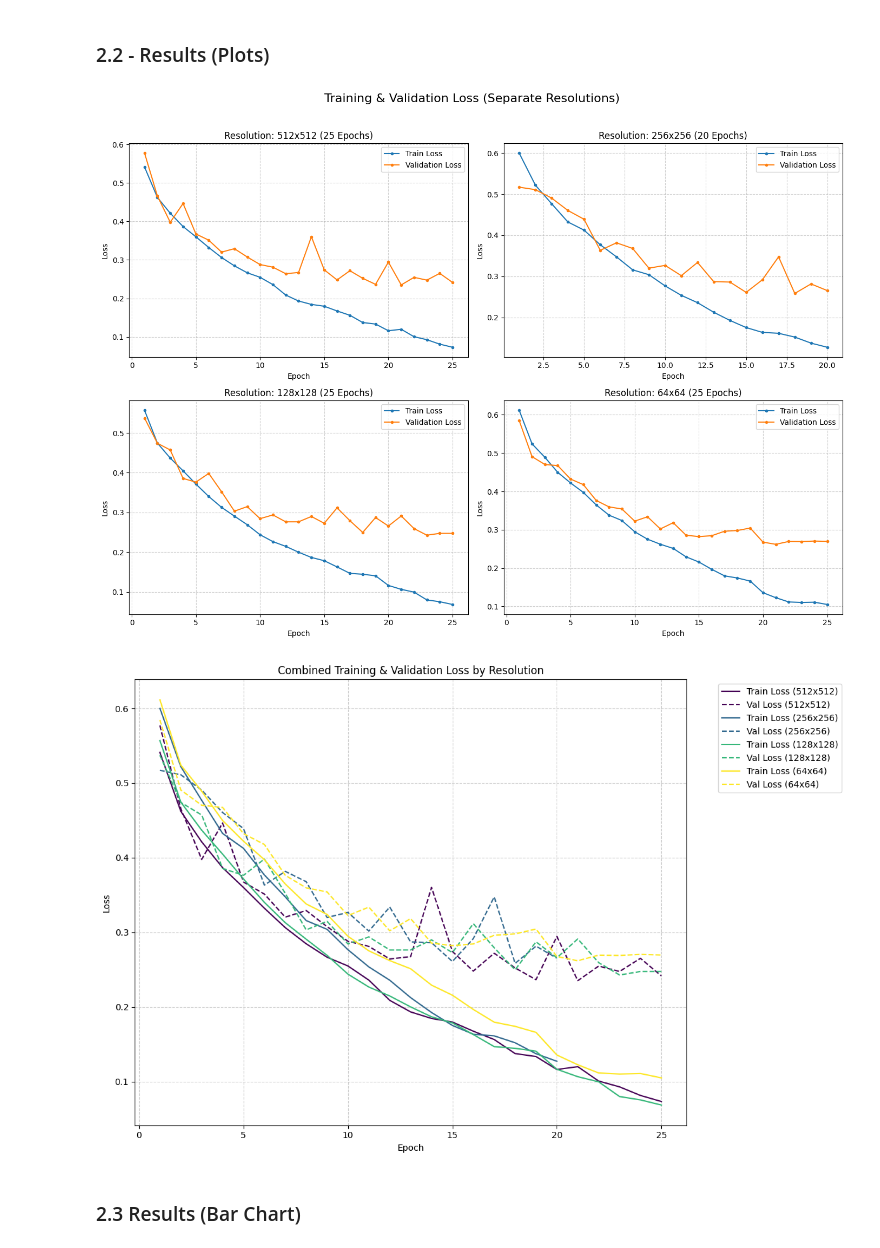
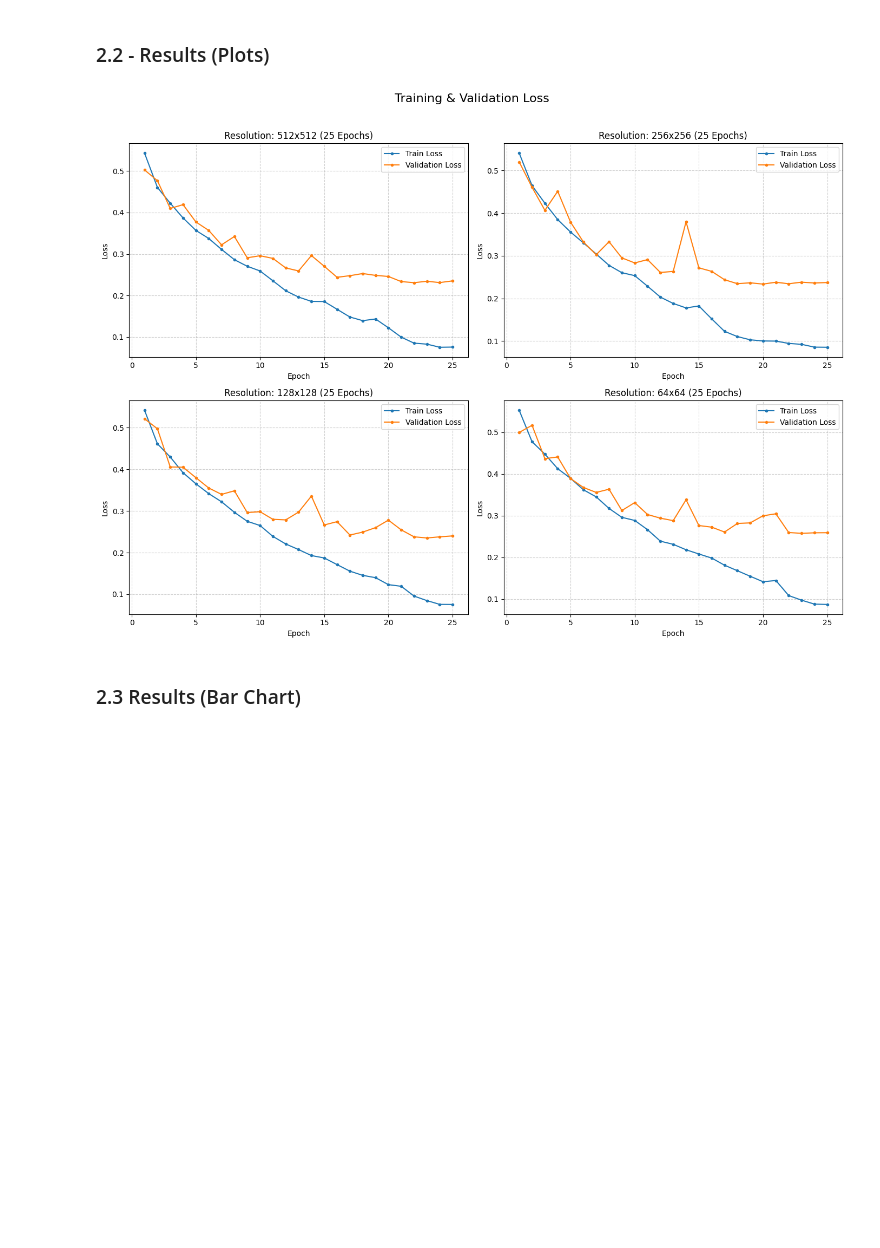
Before and after one commit to jakobthomassen/DL-MedicalImageSegmentation, a Jupyter notebook: dl-task1-imageres-impact.ipynb, the cells around one changed output. Cells and saved outputs as stored; diff of their text form; code cells hidden in the pictures; blank space fills up the shorter version.

```diff
--- a/dl-task1-imageres-impact.ipynb
+++ b/dl-task1-imageres-impact.ipynb
@@ -283,84 +280,36 @@ Best Model Metrics for 64x64: Val Loss: 0.2619, Dice: 0.7566, IoU: 0.6162
 # %% [markdown]
 ### 2.2 - Results (Plots)
 # %%
-import matplotlib.pyplot as plt
-import numpy as np
-import pandas as pd
-
-# === Option 1: 4 Separate Graphs (2x2 Grid) ===
-
 fig, axes = plt.subplots(2, 2, figsize=(14, 10))
 # Flatten the 2x2 grid into a 1D array for easy iteration
 axes = axes.flatten()
 
-# Use config.RESOLUTIONS if available, otherwise use the mock list
-try:
-    resolutions_list = config.RESOLUTIONS
-except NameError:
-    resolutions_list = [512, 256, 128, 64]
-
+resolutions_list = config.RESOLUTIONS
 
 for i, res in enumerate(resolutions_list):
     if res in full_history_results:
         history = full_history_results[res]
 
         # Get number of epochs this resolution ran for
         epochs = len(history['train_loss'])
         epoch_range = range(1, epochs + 1)
 
         axes[i].plot(epoch_range, history['train_loss'], label='Train Loss', marker='.')
         axes[i].plot(epoch_range, history['val_loss'], label='Validation Loss', marker='.')
         axes[i].set_title(f'Resolution: {res}x{res} ({epochs} Epochs)')
         axes[i].set_xlabel('Epoch')
         axes[i].set_ylabel('Loss')
         axes[i].legend()
         axes[i].grid(True, linestyle='--', alpha=0.6)
     else:
         axes[i].set_title(f'Resolution: {res}x{res} (No data)')
         axes[i].axis('off')
 
-fig.suptitle('Training & Validation Loss (Separate Resolutions)', fontsize=16, y=1.02)
+fig.suptitle('Training & Validation Loss', fontsize=16, y=1.02)
 plt.tight_layout()
 plt.show()
-
-
-# === Option 2: All Resolutions on One Graph ===
-
-plt.figure(figsize=(12, 8))
-colors = plt.cm.get_cmap('viridis', len(resolutions_list))
-
-for i, res in enumerate(resolutions_list):
-    if res in full_history_results:
-        history = full_history_results[res]
-
-        # Get number of epochs
-        epochs = len(history['train_loss'])
-        epoch_range = range(1, epochs + 1)
-
-        color = colors(i / len(resolutions_list))
-
-        # Plot train loss (solid line)
-        plt.plot(epoch_range, history['train_loss'],
-                 label=f'Train Loss ({res}x{res})',
-                 color=color,
-                 linestyle='-')
-
-        # Plot validation loss (dashed line)
-        plt.plot(epoch_range, history['val_loss'],
-                 label=f'Val Loss ({res}x{res})',
-                 color=color,
-                 linestyle='--')
-
-plt.title('Combined Training & Validation Loss by Resolution')
-plt.xlabel('Epoch')
-plt.ylabel('Loss')
-plt.legend(bbox_to_anchor=(1.05, 1), loc='upper left') # Place legend outside
-plt.grid(True, linestyle='--', alpha=0.6)
-plt.tight_layout()
-plt.show() # <-- Display plot in notebook
 # %% [output]
-[figure, old version]
+[figure, new version]
-[figure, removed]
 # %% [markdown]
 ### 2.3 Results (Bar Chart)
 # %%
```
Also changed, not shown: parts of 6 cells of this notebook, 5 other files.
